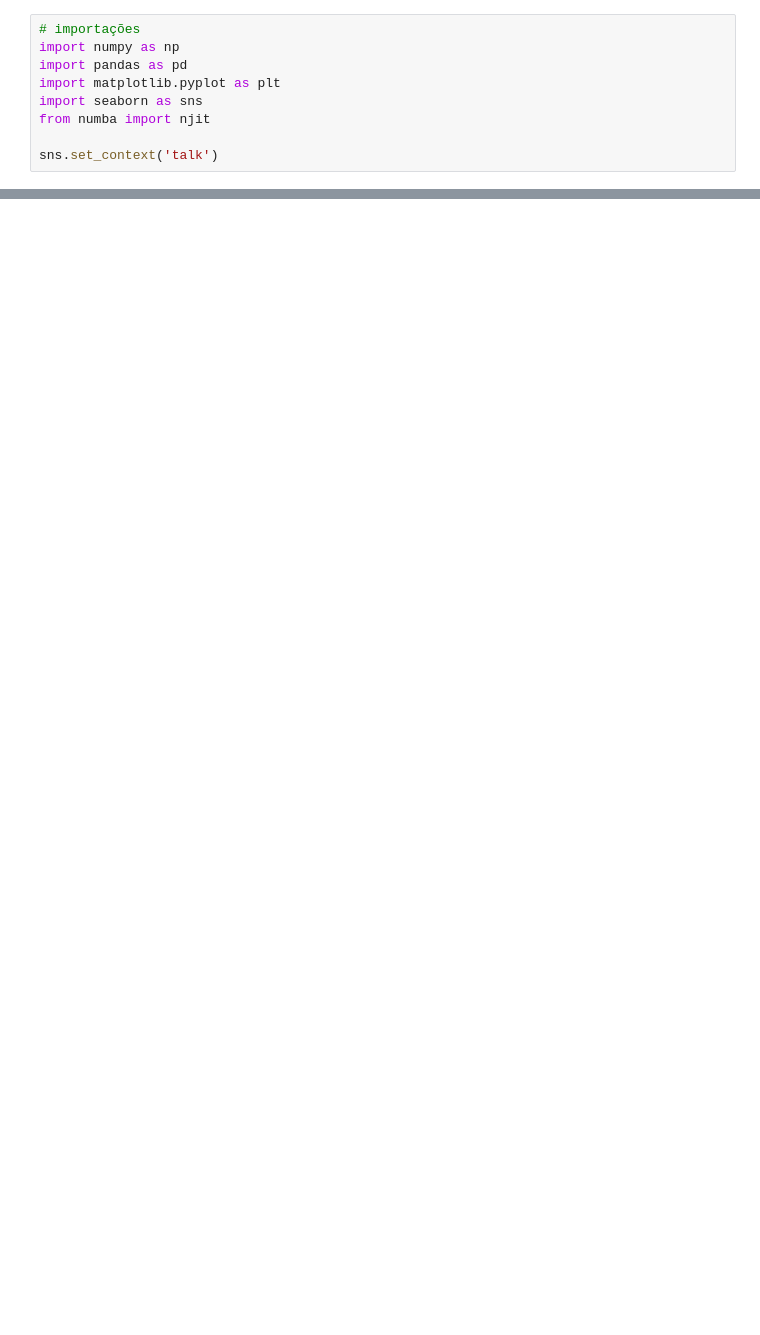
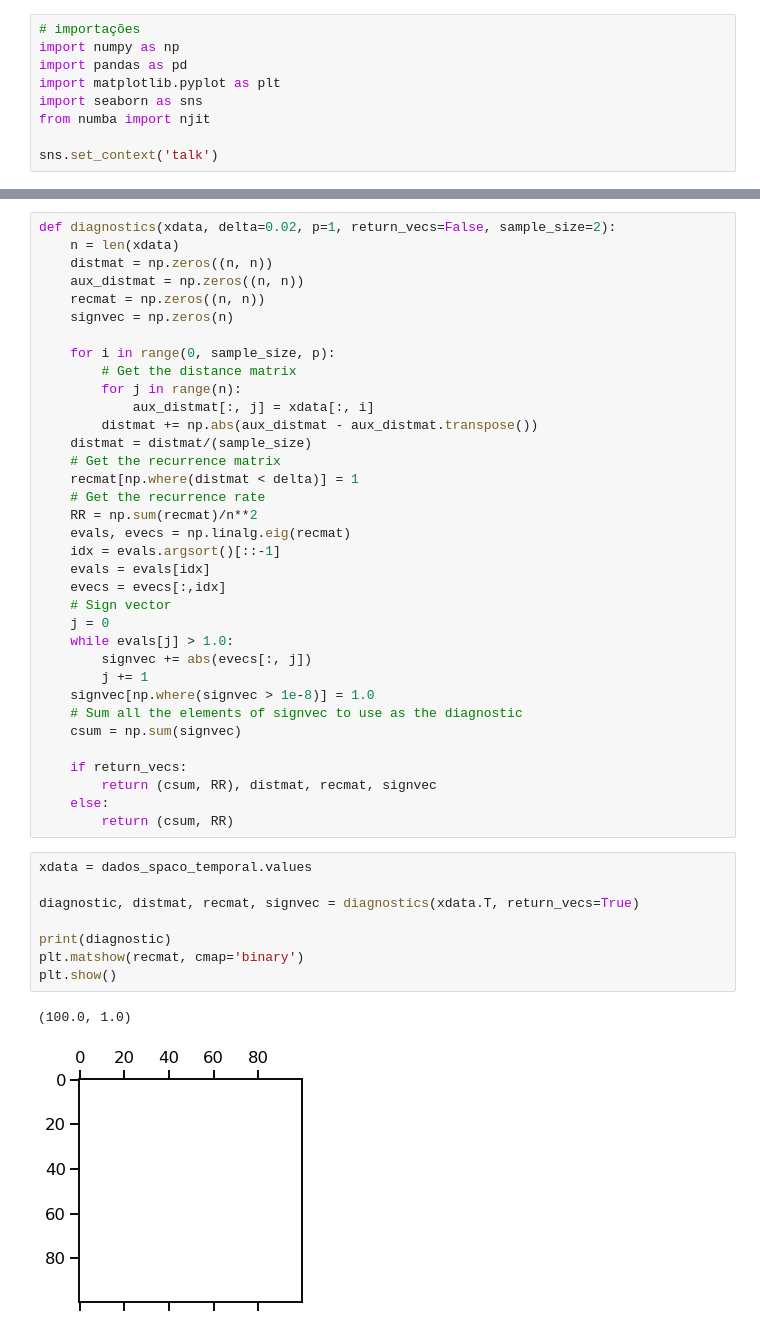
Before and after one commit to ConradBitt/logistico_global, a Jupyter notebook: rulkov_global_coupling.ipynb, the cells around one changed output, grey strips where cells are left out. Drawn from its saved outputs; the diff is of its cells as text; blank space fills up the shorter version.

```diff
--- a/rulkov_global_coupling.ipynb
+++ b/rulkov_global_coupling.ipynb
@@ -47,0 +55,46 @@ fig;
+# %%
+def diagnostics(xdata, delta=0.02, p=1, return_vecs=False, sample_size=2):
+    n = len(xdata)
+    distmat = np.zeros((n, n))
+    aux_distmat = np.zeros((n, n))
+    recmat = np.zeros((n, n))
+    signvec = np.zeros(n)
+
+    for i in range(0, sample_size, p):
+        # Get the distance matrix
+        for j in range(n):
+            aux_distmat[:, j] = xdata[:, i]
+        distmat += np.abs(aux_distmat - aux_distmat.transpose())
+    distmat = distmat/(sample_size)
+    # Get the recurrence matrix
+    recmat[np.where(distmat < delta)] = 1
+    # Get the recurrence rate
+    RR = np.sum(recmat)/n**2
+    evals, evecs = np.linalg.eig(recmat)
+    idx = evals.argsort()[::-1]
+    evals = evals[idx]
+    evecs = evecs[:,idx]
+    # Sign vector
+    j = 0
+    while evals[j] > 1.0:
+        signvec += abs(evecs[:, j])
+        j += 1
+    signvec[np.where(signvec > 1e-8)] = 1.0
+    # Sum all the elements of signvec to use as the diagnostic
+    csum = np.sum(signvec)
+
+    if return_vecs:
+        return (csum, RR), distmat, recmat, signvec
+    else:
+        return (csum, RR)
+# %%
+xdata = dados_spaco_temporal.values
+
+diagnostic, distmat, recmat, signvec = diagnostics(xdata.T, return_vecs=True)
+
+print(diagnostic)
+plt.matshow(recmat, cmap='binary')
+plt.show()
+# %% [output]
+(100.0, 1.0)
+[figure, added]
```
Also changed, not shown: parts of 2 cells of this notebook, 11 other files.
